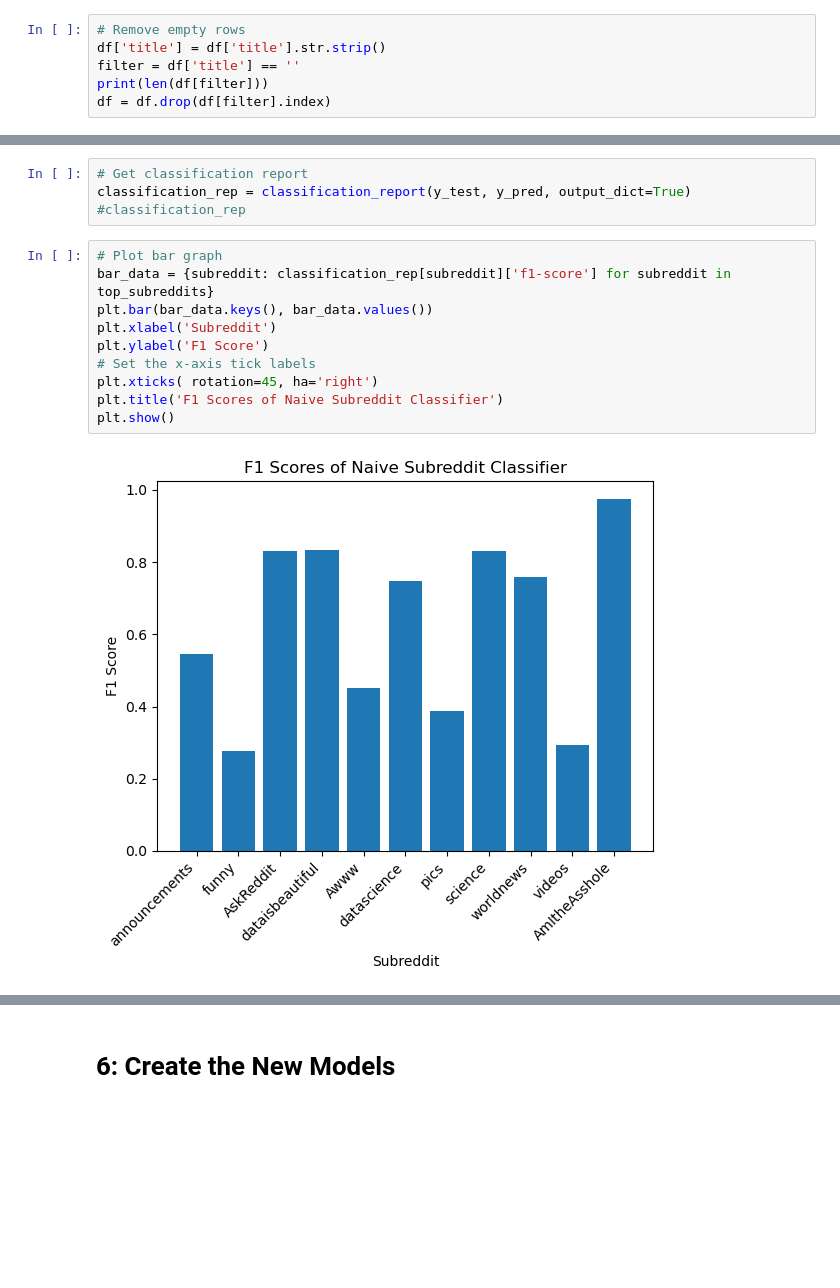
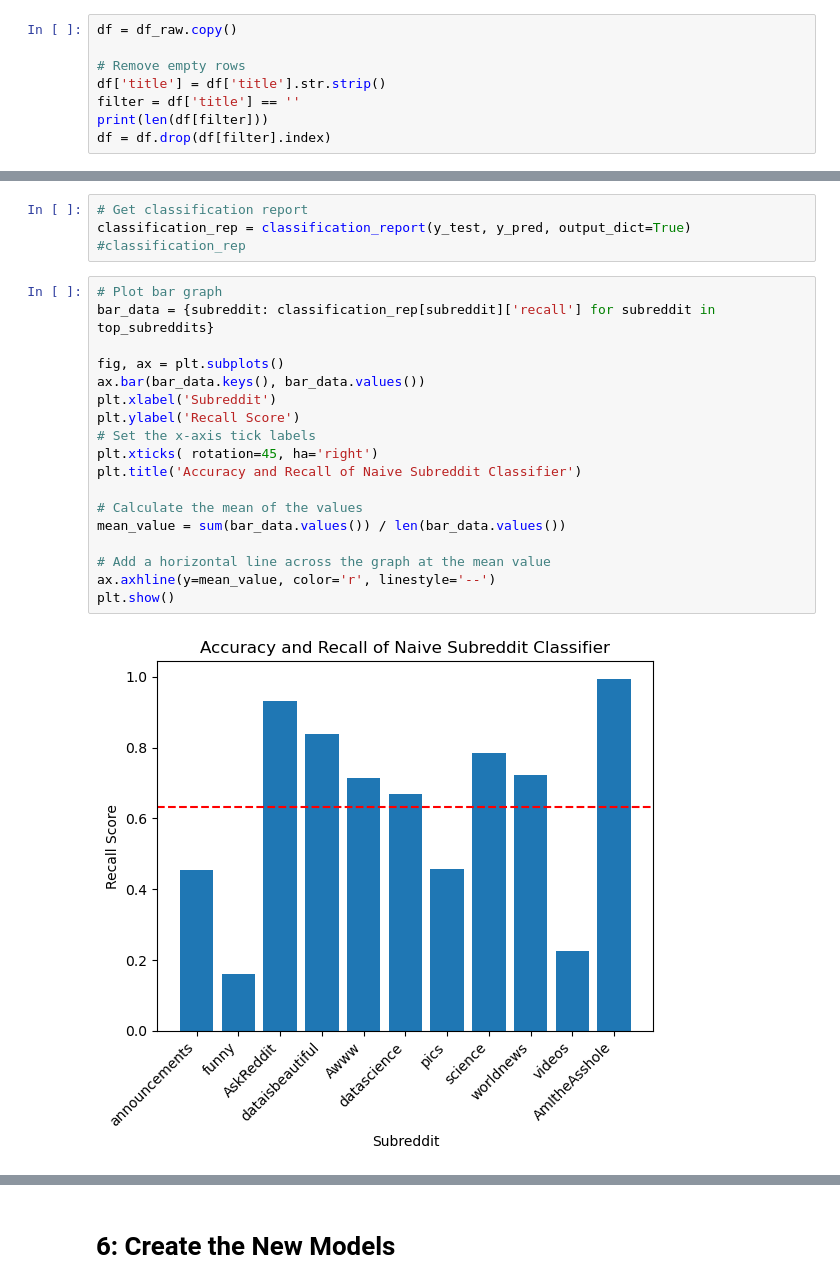
Before and after one commit to rainonej/Reddit-Projects, a Jupyter notebook: Subreddit Prediction Presentation.ipynb, the cells around one changed output, grey strips where cells are left out. Drawn from its saved outputs; the diff is of its cells as text; blank space fills up the shorter version.

```diff
--- a/Subreddit Prediction Presentation.ipynb
+++ b/Subreddit Prediction Presentation.ipynb
@@ -70,4 +95,6 @@ df['title'] = df['title'].str.lower()
 # %%
+df = df_raw.copy()
+
 # Remove empty rows
 df['title'] = df['title'].str.strip()
 filter = df['title'] == ''
@@ -352,14 +374,22 @@ classification_rep = classification_report(y_test, y_pred, output_dict=True)
 #classification_rep
 # %%
 # Plot bar graph
-bar_data = {subreddit: classification_rep[subreddit]['f1-score'] for subreddit in top_subreddits}
-plt.bar(bar_data.keys(), bar_data.values())
+bar_data = {subreddit: classification_rep[subreddit]['recall'] for subreddit in top_subreddits}
+
+fig, ax = plt.subplots()
+ax.bar(bar_data.keys(), bar_data.values())
 plt.xlabel('Subreddit')
-plt.ylabel('F1 Score')
+plt.ylabel('Recall Score')
 # Set the x-axis tick labels
 plt.xticks( rotation=45, ha='right')
-plt.title('F1 Scores of Naive Subreddit Classifier')
+plt.title('Accuracy and Recall of Naive Subreddit Classifier')
+
+# Calculate the mean of the values
+mean_value = sum(bar_data.values()) / len(bar_data.values())
+
+# Add a horizontal line across the graph at the mean value
+ax.axhline(y=mean_value, color='r', linestyle='--')
 plt.show()
 # %% [output]
-[figure, old version]
+[figure, new version]
 # %% [markdown]
```
Also changed, not shown: parts of 26 cells of this notebook, 1 other file.
